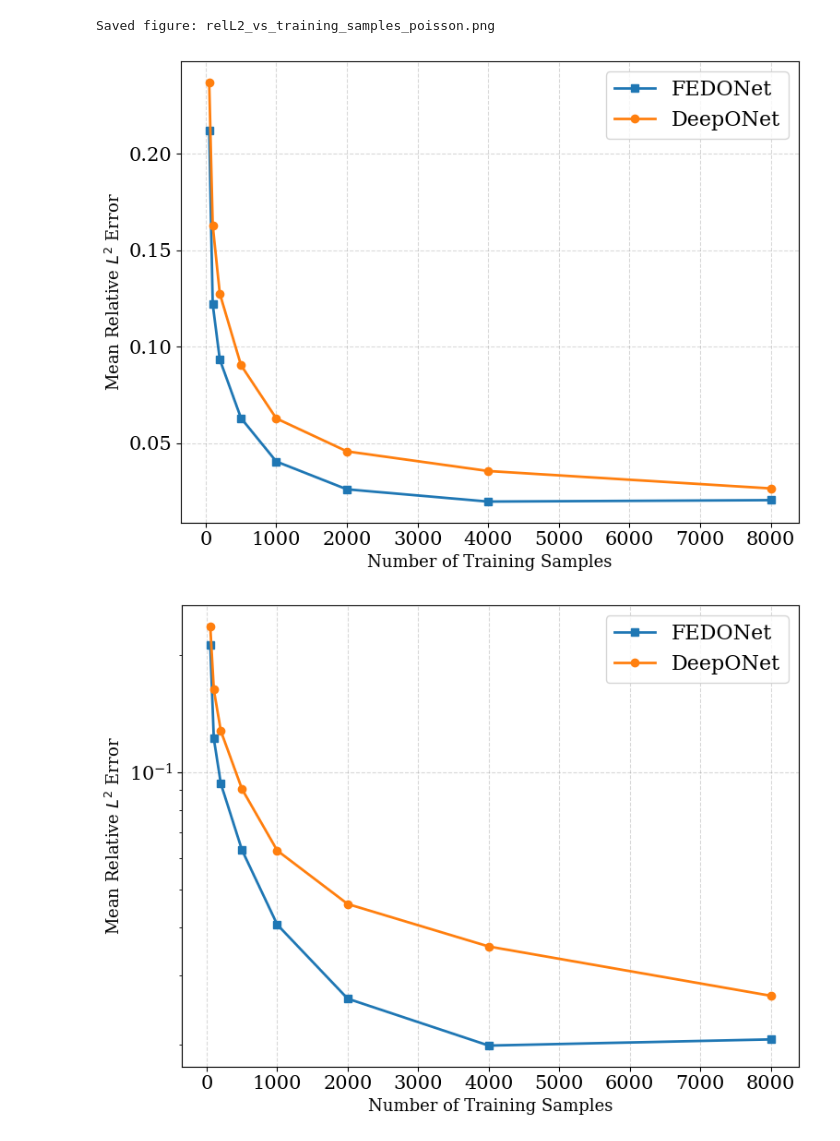
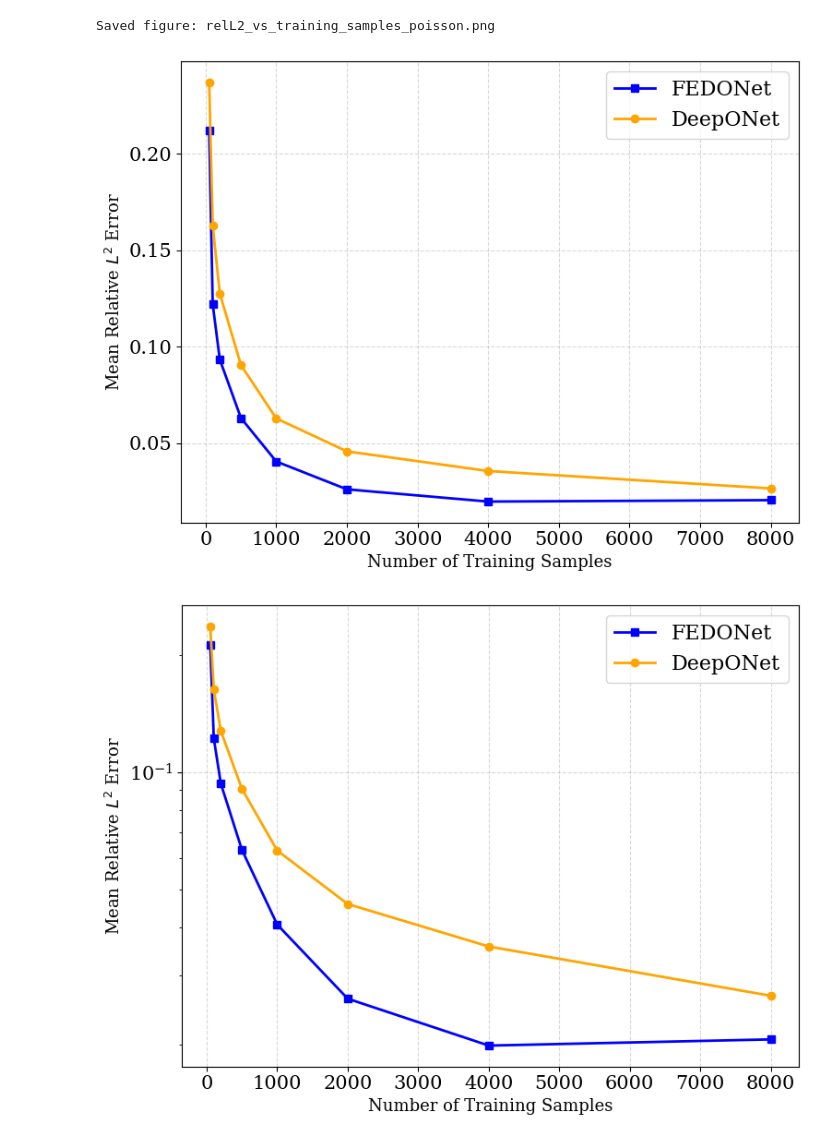
Before and after one commit to as26101999/Fourier-Embedded-DeepONets, a Jupyter notebook: 2D Poisson/Poisson_number_of_training_samples.ipynb, the cells around one changed output. Saved outputs shown, nothing was run; the diff lists cells and outputs as text; code cells hidden in the pictures.

```diff
--- a/2D Poisson/Poisson_number_of_training_samples.ipynb
+++ b/2D Poisson/Poisson_number_of_training_samples.ipynb
@@ -438,36 +438,36 @@ def set_plot_params():
     mpl.rcParams['ytick.labelsize'] = 12
     mpl.rcParams['legend.fontsize'] = 12
     mpl.rcParams['grid.linestyle'] = '--'
     mpl.rcParams['grid.color'] = 'gray'
     mpl.rcParams['grid.alpha'] = 0.5
     mpl.rcParams['image.cmap'] = 'viridis'
 
 set_plot_params()
 
 plt.rcParams.update({
     'font.size': 16,
     'axes.titlesize': 21,
     'axes.labelsize': 18,
     'xtick.labelsize': 15,
     'ytick.labelsize': 15,
     'legend.fontsize': 16
 })
 
 
 plt.figure(figsize=(8, 6))
-plt.plot(train_sizes[:-1], test_rel_f_list[:-1], marker='s', linewidth=2, label='FEDONet')
-plt.plot(train_sizes[:-1], test_rel_v_list[:-1], marker='o', linewidth=2, label='DeepONet')
+plt.plot(train_sizes[:-1], test_rel_f_list[:-1], marker='s', color='blue', linewidth=2, label='FEDONet')
+plt.plot(train_sizes[:-1], test_rel_v_list[:-1], marker='o', color='orange', linewidth=2, label='DeepONet')
 # plt.yscale('log')
 plt.xlabel('Number of Training Samples', fontsize=13)
 plt.ylabel('Mean Relative $L^2$ Error', fontsize=13)
 # plt.title('Relative L2 error vs number of training samples', fontsize=14)
 plt.grid(True, alpha=0.3)
 plt.legend()
 # plt.xscale('log')
 plt.tight_layout()
 plt.show()
 # %% [output]
-[figure, old version]
+[figure, new version]
 # %%
 import matplotlib as mpl
 
@@ -501,8 +501,8 @@ plt.rcParams.update({
 
 
 plt.figure(figsize=(8, 6))
-plt.plot(train_sizes[:-1], test_rel_f_list[:-1], marker='s', linewidth=2, label='FEDONet')
-plt.plot(train_sizes[:-1], test_rel_v_list[:-1], marker='o', linewidth=2, label='DeepONet')
+plt.plot(train_sizes[:-1], test_rel_f_list[:-1], marker='s', color='blue', linewidth=2, label='FEDONet')
+plt.plot(train_sizes[:-1], test_rel_v_list[:-1], marker='o', color='orange', linewidth=2, label='DeepONet')
 plt.yscale('log')
 plt.xlabel('Number of Training Samples', fontsize=13)
 plt.ylabel('Mean Relative $L^2$ Error', fontsize=13)
@@ -513,4 +513,4 @@ plt.legend()
 plt.tight_layout()
 plt.show()
 # %% [output]
-[figure, old version]
+[figure, new version]
```
